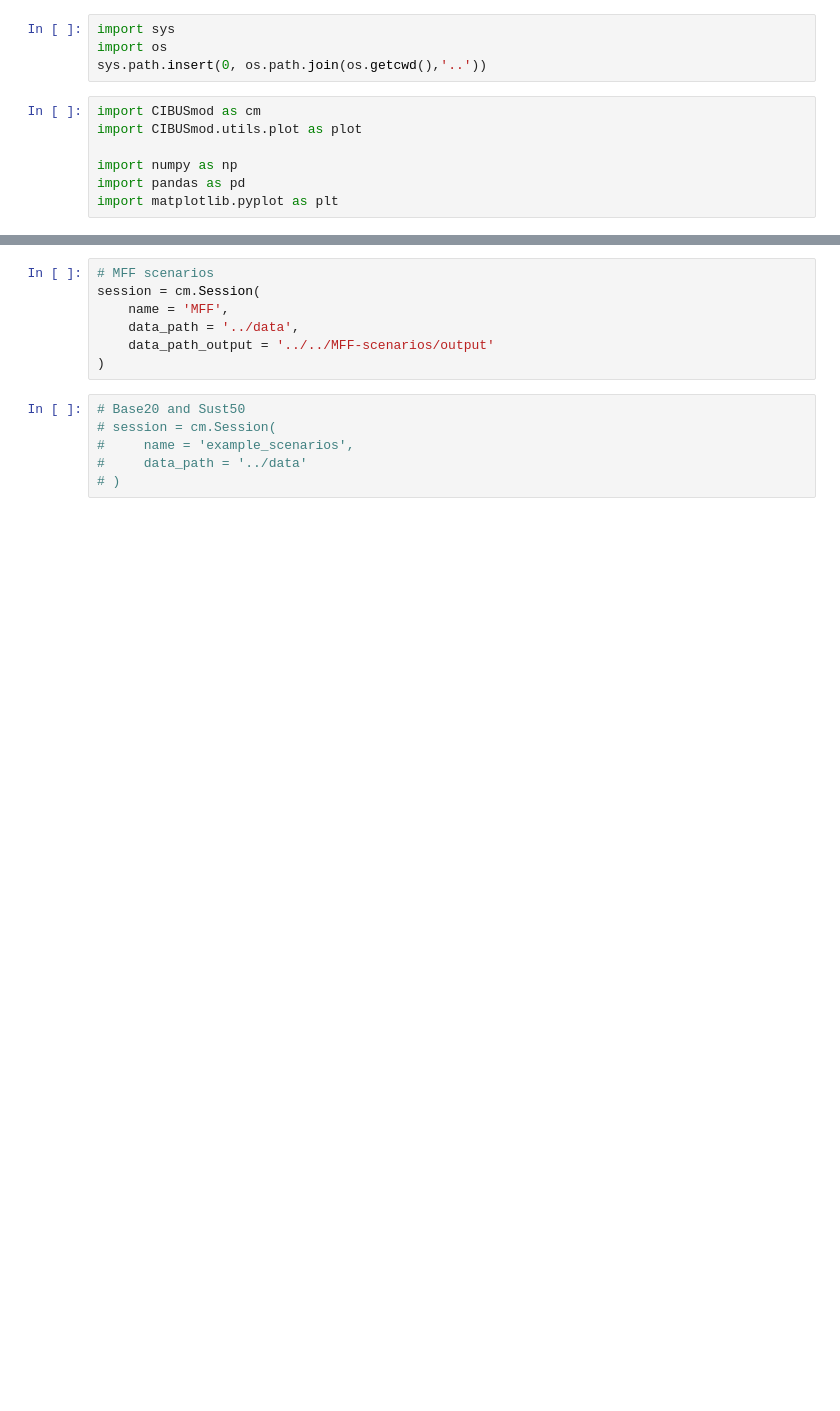
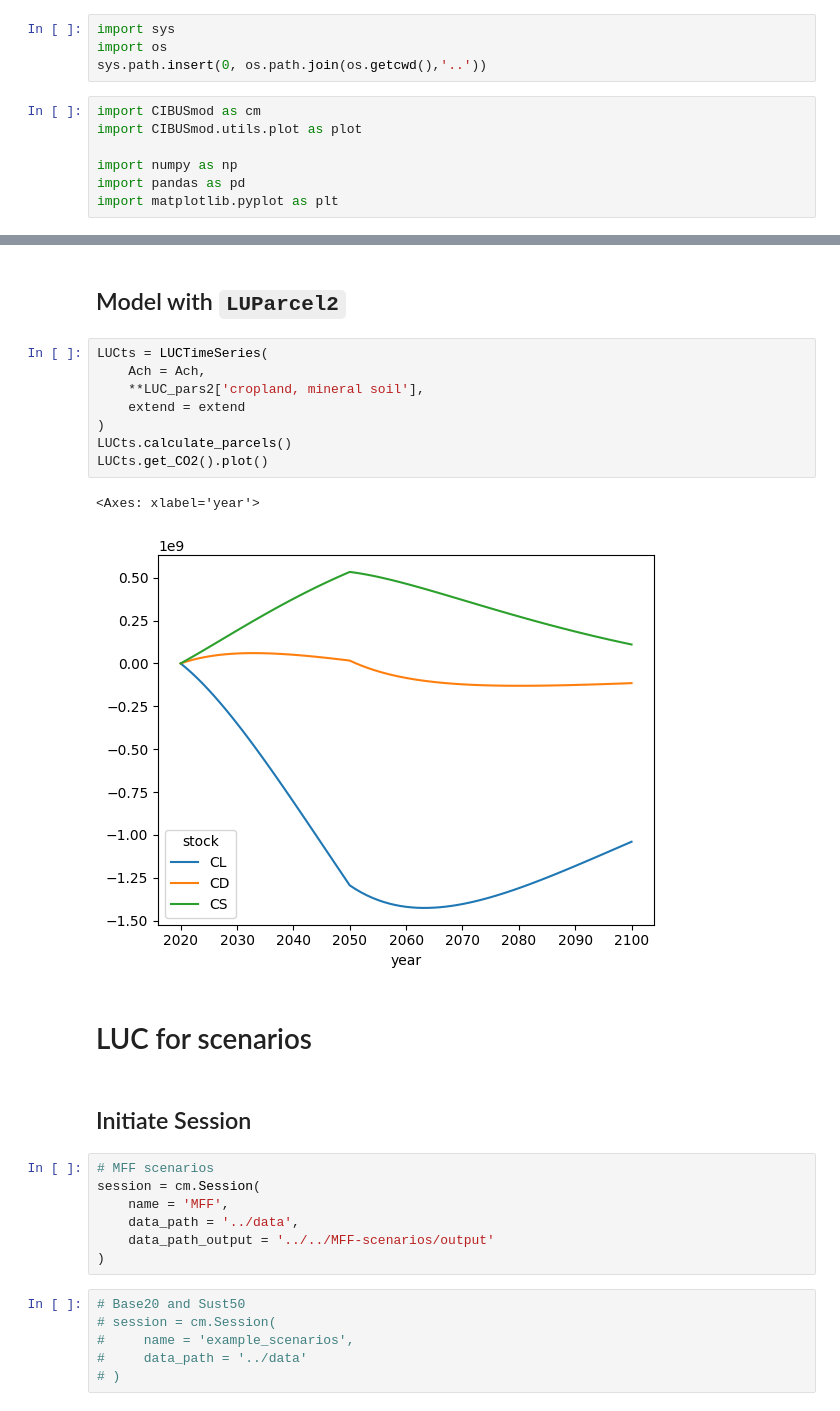
Before and after one commit to SLU-foodsystems/CIBUSmod, a Jupyter notebook: notebooks/LUC.ipynb, the cells around one changed output, grey strips where cells are left out. Saved outputs shown, nothing was run; the diff lists cells and outputs as text; blank space fills up the shorter version.

```diff
--- a/notebooks/LUC.ipynb
+++ b/notebooks/LUC.ipynb
@@ -21,3 +192,20 @@ from CIBUSmod.impact.LULUC import LUCParcel2, LUCTimeSeries2
+# %% [markdown]
+## Model with `LUParcel2`
+# %%
+LUCts = LUCTimeSeries(
+    Ach = Ach,
+    **LUC_pars2['cropland, mineral soil'],
+    extend = extend
+)
+LUCts.calculate_parcels()
+LUCts.get_CO2().plot()
+# %% [output]
+<Axes: xlabel='year'>
+[figure, new version]
+# %% [markdown]
+# LUC for scenarios
+# %% [markdown]
+## Initiate Session
 # %%
 # MFF scenarios
 session = cm.Session(
```
Also changed, not shown: parts of 45 cells of this notebook, 1 other file.
